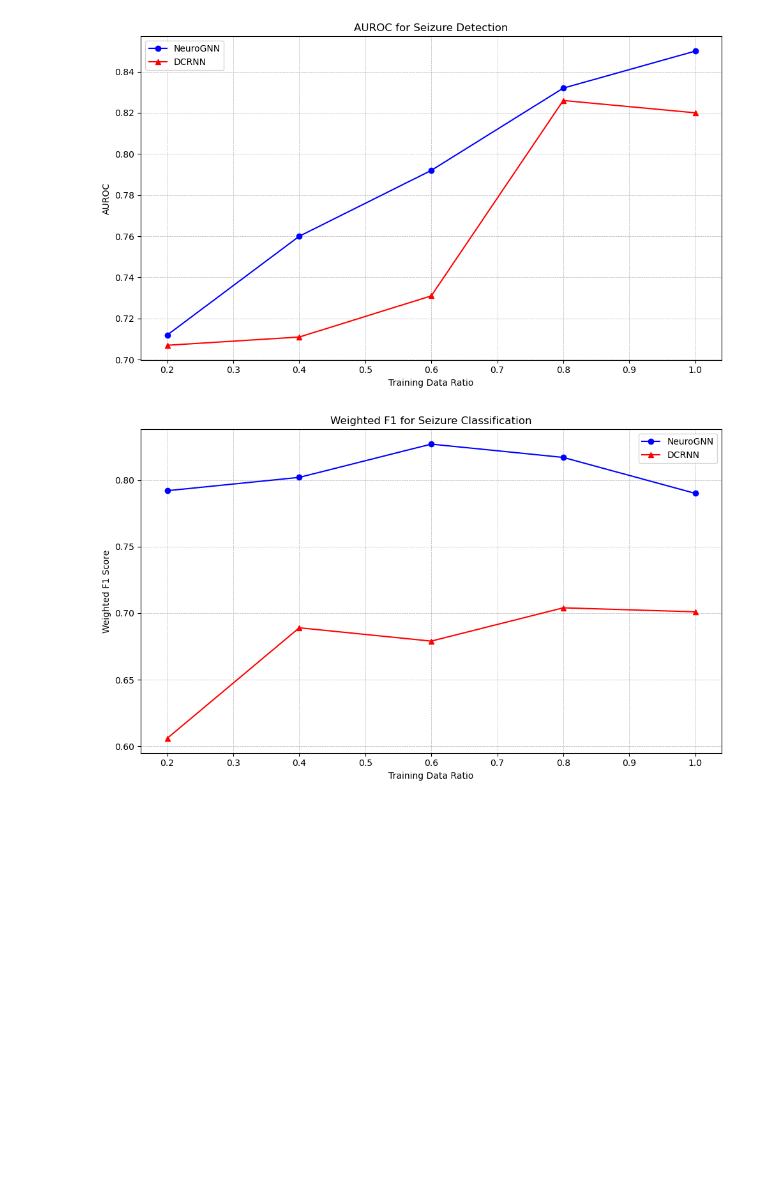
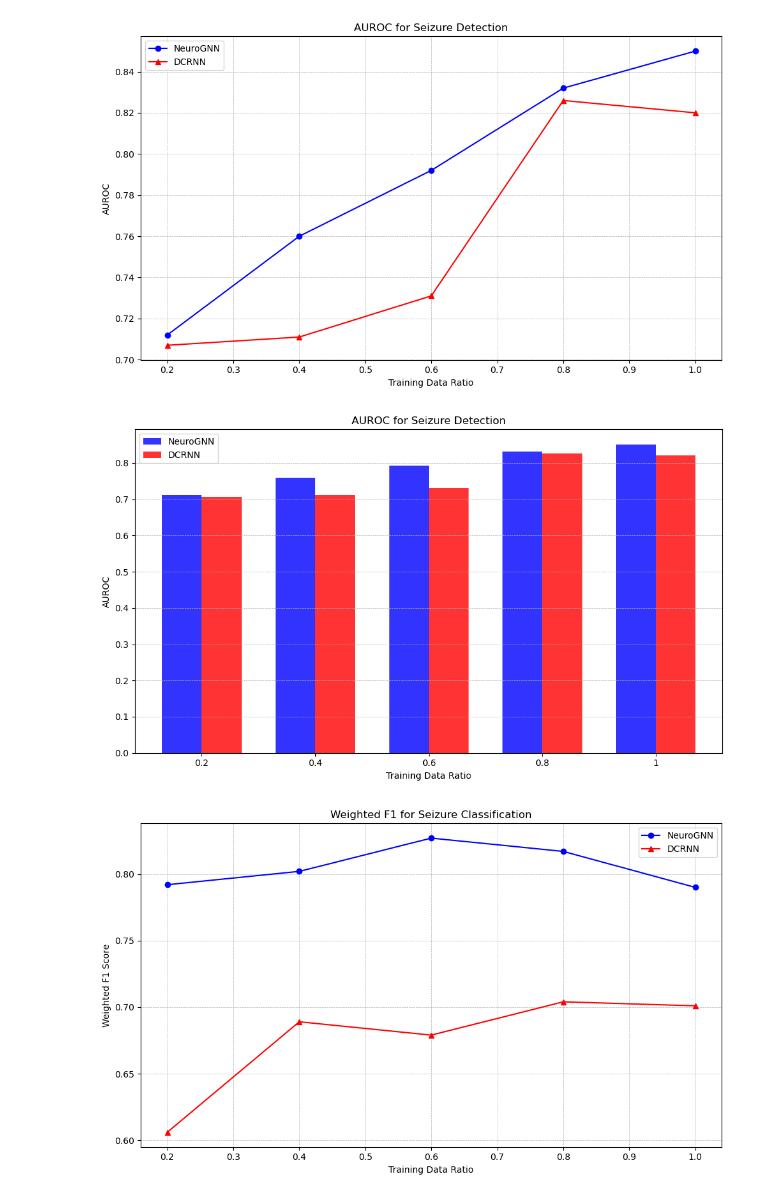
Before and after one commit to USC-InfoLab/NeuroGNN, a Jupyter notebook: analysis/sampled_training.ipynb, the cells around one changed output. Cells and saved outputs as stored; diff of their text form; code cells hidden in the pictures; blank space fills up the shorter version.

```diff
--- a/analysis/sampled_training.ipynb
+++ b/analysis/sampled_training.ipynb
@@ -48,6 +48,31 @@ plt.tight_layout()
 plt.savefig('figures/sampled-train/sampled_seizure_detection_auroc.png', dpi=300, bbox_inches='tight', transparent=True)
 # %% [output]
 [figure]
+# %%
+## Bar charts
+keys = list(neurognn_detection_auroc.keys())
+values_neurognn = list(neurognn_detection_auroc.values())
+values_dcrnn = list(dcrnn_detection_auroc.values())
+
+# Bar chart
+bar_width = 0.35
+index = range(len(keys))
+
+plt.figure(figsize=(10, 6))
+
+bars1 = plt.bar(index, values_neurognn, bar_width, color='blue', label='NeuroGNN', alpha=0.8)
+bars2 = plt.bar([i+bar_width for i in index], values_dcrnn, bar_width, color='red', label='DCRNN', alpha=0.8)
+
+plt.xlabel('Training Data Ratio')
+plt.ylabel('AUROC')
+plt.title('AUROC for Seizure Detection')
+plt.xticks([i+bar_width/2 for i in index], keys)  # Positioning the ticks at the center of the grouped bars
+plt.legend()
+plt.grid(True, which='both', linestyle='--', linewidth=0.5, axis='y')
+plt.tight_layout()
+plt.savefig('figures/sampled-train/sampled_seizure_detection_auroc_barchart.png', dpi=300, bbox_inches='tight', transparent=True)
+# %% [output]
+[figure, added]
 # %%
 # Plot for F1
 plt.figure(figsize=(10, 6))
```
Also changed, not shown: parts of 1 cell of this notebook, 16 other files.
